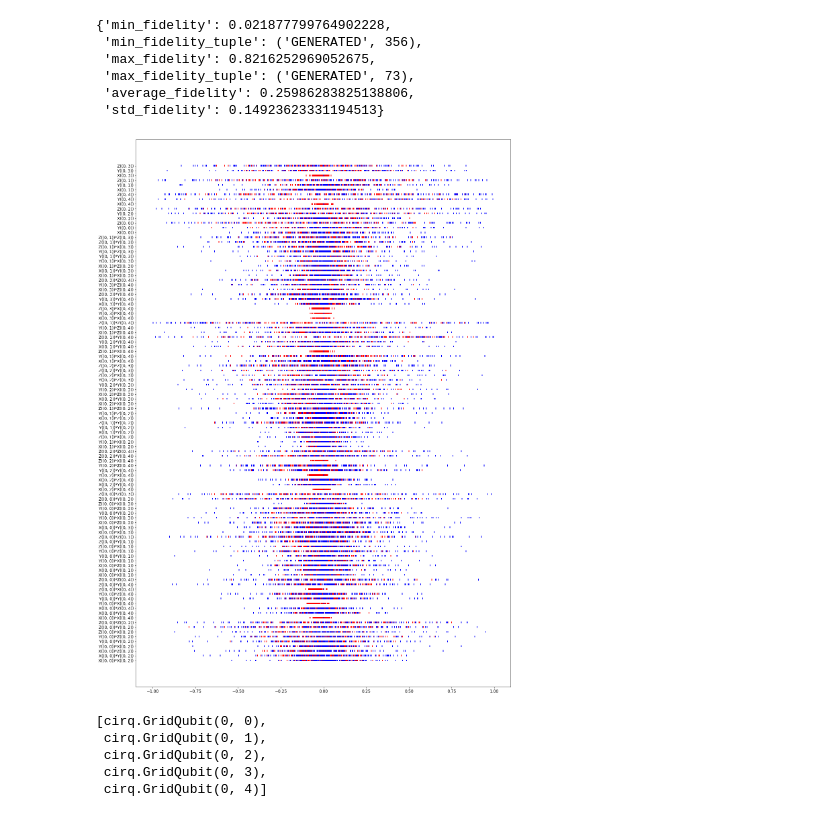
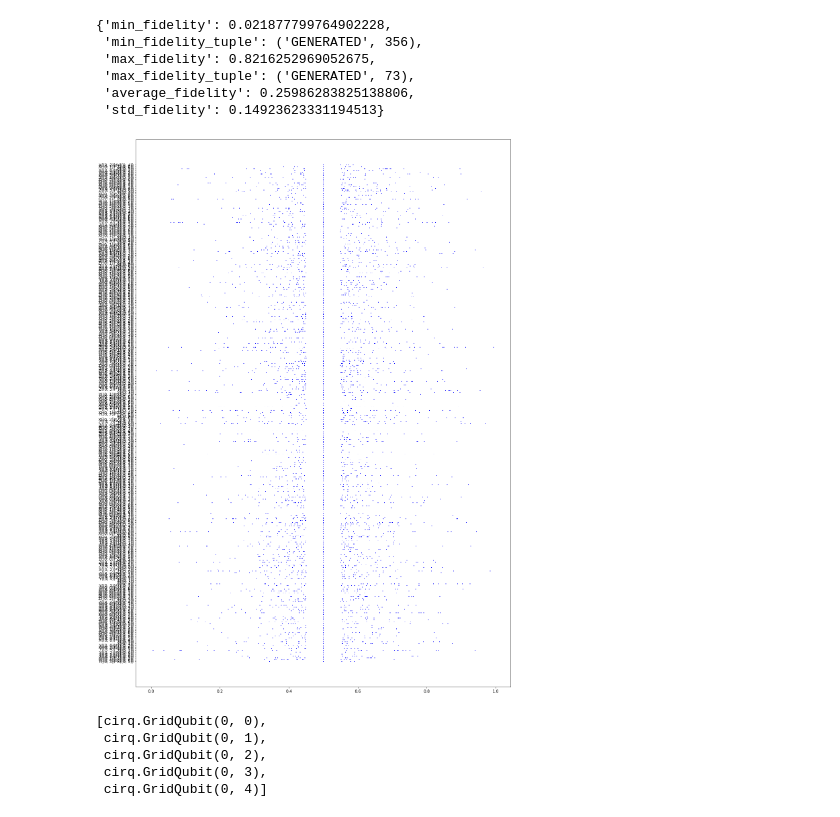
Before and after one commit to WiktorJ/quantum-gans, a Jupyter notebook: QuWGAN_expectation_providers.ipynb, the cells around one changed output. Saved outputs shown, nothing was run; the diff lists cells and outputs as text; code cells hidden in the pictures.

```diff
--- a/QuWGAN_expectation_providers.ipynb
+++ b/QuWGAN_expectation_providers.ipynb
@@ -190,35 +196,39 @@ def run_for_g_values(g_values,
 # %%
 use_neptune = True
 generator_layers = 3
-data_bus_size = 4
+data_bus_size = 8
 rank = 1
 k = 2
 real_circuit_type = 'butterfly'
 generic_generator = False
 zxz = False
 all_gates_parametrized = False
+filter_small_expectations = False
+filter_small_expectations_eps = 0.05
 expectation_provider_type = ExpectationProviderType.WGAN
-known_g_values = list(range(128))
+known_g_values = list(range(1024))
 # known_g_values = np.linspace(-1,0,31)
 g_values = [1]
 
 # only relevant if using WGAN provider
 gen_input_dim = 16
-hidden_dim = [32, 128]
+hidden_dim = [64, 128]
 penalty_factor = 10
-gan_epochs = 3000
-batch_size = 32
-n_crit = 3
-alpha: float = 0.005
-beta_1: float = 0
-beta_2: float = 0.9
+gan_epochs = 4000
+batch_size = 64
+n_crit = 5
+alpha: float = 0.001
+beta_1: float = 0.9
+beta_2: float = 0.999
 use_convolutions: bool = False
+
 
 gen_iteration = 1
 snapshot_interval_epochs = 100
 epochs = 401
 
 description = None
+seed = None
 # if expectation_provider_type == ExpectationProviderType.WGAN:
 #     print(f"Expectations vector size: {9*((data_bus_size * (data_bus_size - 1))/2) + 3 * data_bus_size}")
 # %%
@@ -235,7 +245,9 @@ neptune_params = {
             'known_g_values': known_g_values,
             'gen_iteration': gen_iteration,
             'epochs': epochs,
-            'k': k
+            'k': k,
+            'filter_small_expectations': filter_small_expectations,
+            'filter_small_expectations_eps': filter_small_expectations_eps
         }
 
 gan_params = {
@@ -284,8 +296,12 @@ real_expectations_provider = get_expectation_provider(real,
                                                       n_crit=n_crit,
                                                       alpha=alpha,
                                                       beta_1=beta_1,
-                                                      beta_2=beta_2)
+                                                      beta_2=beta_2,
+                                                      seed=seed,
+                                                      filter_small_expectations=filter_small_expectations,
+                                                      filter_small_expectations_eps=filter_small_expectations_eps)
 if expectation_provider_type == ExpectationProviderType.WGAN:
     hamiltonians, _ = get_discriminator(real, k)
+    print(len(real_expectations_provider.precomputed_expectations_provider.get_expectations_for_parameters(set(hamiltonians), [g_values[0]], filter_small_expectations=filter_small_expectations)[g_values[0]]))
     print(f"Expectations vector size: {len(hamiltonians)}")
 # %% [output]
@@ -378,8 +399,9 @@ def exps_eventplot(real_expectations, generated_expectations, limit_real=10, lim
     real_exps_list = list(real_expectations.values())
     gen_exps_list = list(generated_expectations.values())
     labels = list(real_exps_list[0].keys())
-    gen_exps = [[[exps[l]] for l in labels] for exps in gen_exps_list]
-    real_exps = [[[exps[l]] for l in labels] for exps in real_exps_list]
+    gen_exps = [[[(exps[l] + 1) / 2] for l in labels] for exps in gen_exps_list]
+    real_exps = [[[(exps[l] + 1) / 2] for l in labels] for exps in real_exps_list]
+    real_exps = [[el if abs(el[0]-0.5) > 0.05 else [0.5] for el in exps] for exps in real_exps]
     lineoffsets = [3*el for el in list(range(len(real_exps[0])))]
 
     for i, c in enumerate(['red' for i in range(len(gen_exps)) if i < limit_gen]):
@@ -397,12 +419,12 @@ real_exps_by_string, generated_exp_by_string, real_exps_stats = compute_generate
 # %%
 gen_param = g_values[0]
 trainer = trainers[gen_param]
-generated_exp_by_string = trainer.real_expectations_provider.get_expectations_for_parameters(list(range(128)))
-real_exp_by_string = trainer.real_expectations_provider.precomputed_expectations_provider.get_expectations_for_parameters(list(range(128)))
+generated_exp_by_string = trainer.real_expectations_provider.get_expectations_for_parameters(trainer.disc_hamiltonians, list(range(128)))
+real_exp_by_string = trainer.real_expectations_provider.precomputed_expectations_provider.get_expectations_for_parameters(trainer.disc_hamiltonians, list(range(128)))
 exps_eventplot(real_exp_by_string,
-               generated_exp_by_string, 128, 128)
+               generated_exp_by_string, 30, 0)
 # %% [output]
-[figure, old version]
+[figure, new version]
 # %%
 eps = 1.e-2
 trainer = trainers[g_values[0]]
```
Also changed, not shown: parts of 5 cells of this notebook, 6 other files.
